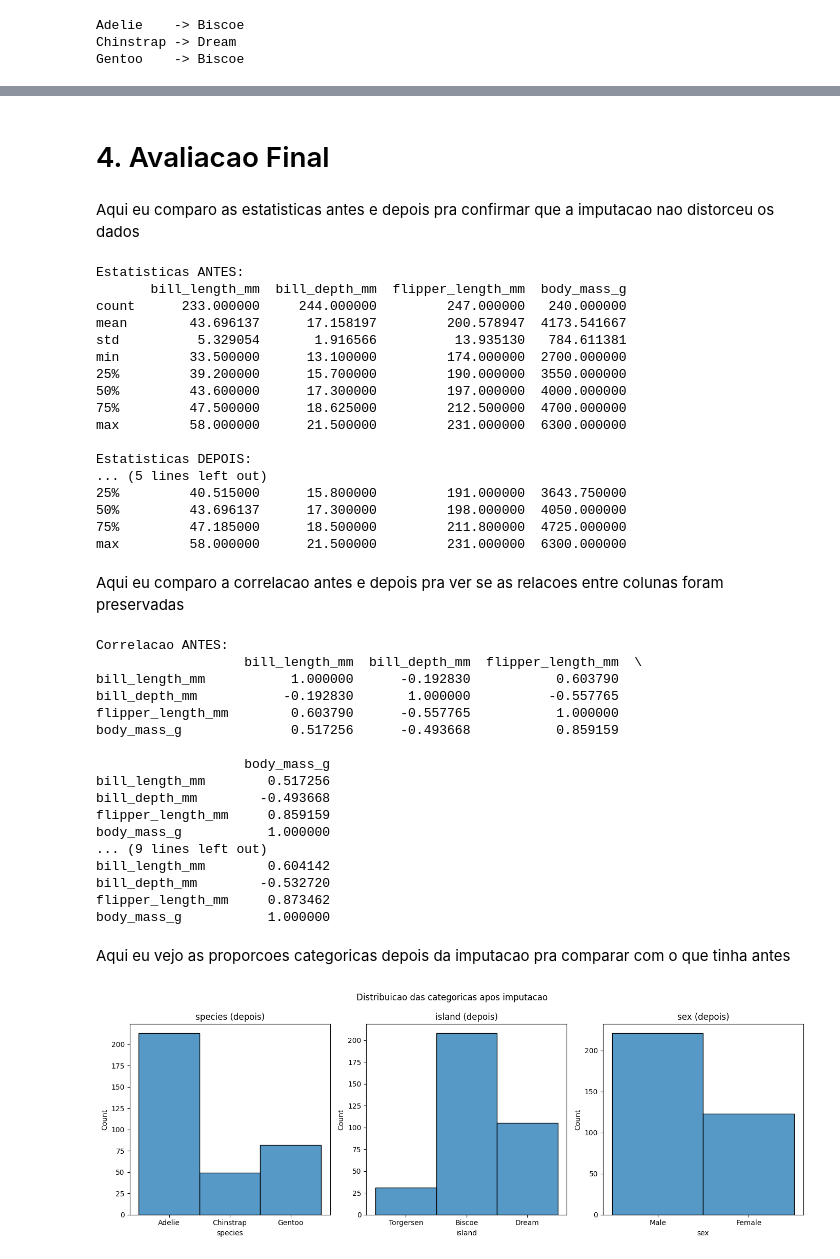
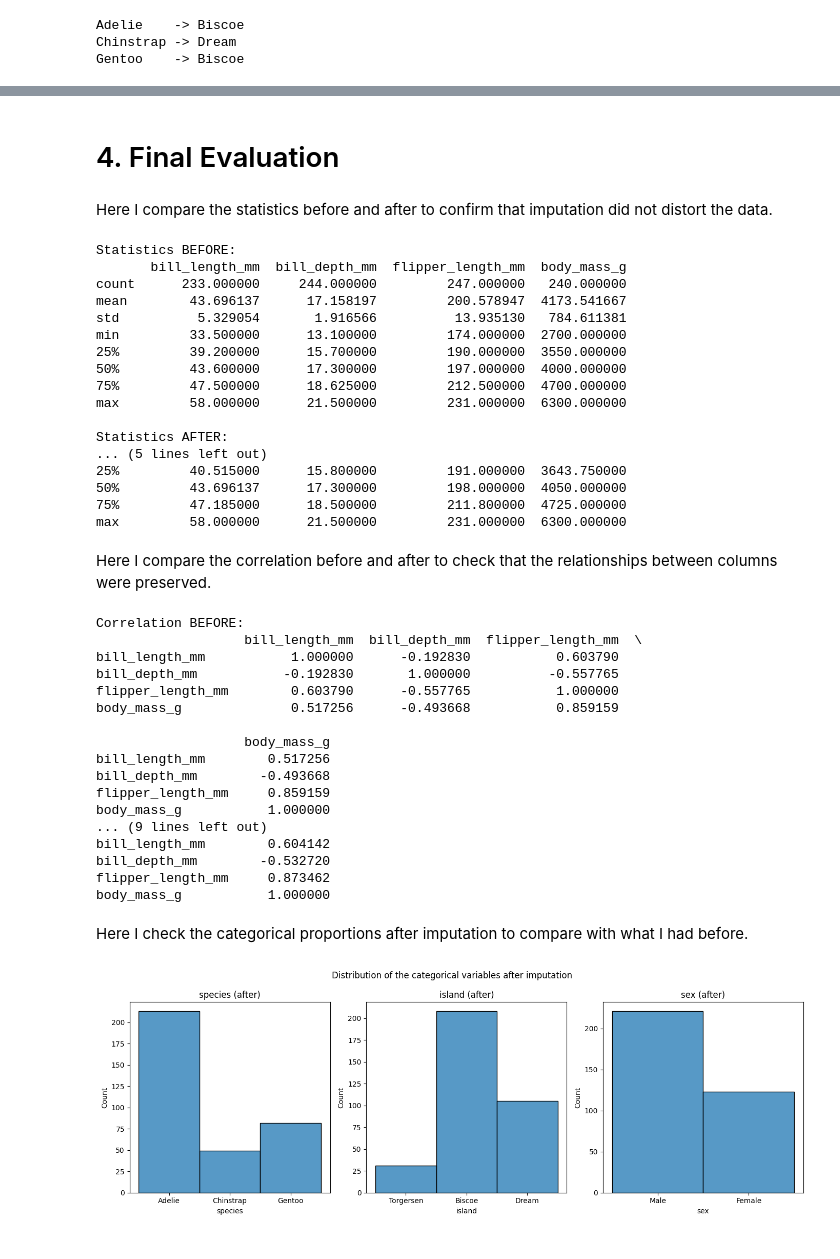
Before and after one commit to miguelsantos-dv/Missing-Data-Imputation-Palmer-Penguins, a Jupyter notebook: penguins_imputation.ipynb, the cells around one changed output, grey strips where cells are left out. Saved outputs shown, nothing was run; the diff lists cells and outputs as text; code cells hidden in the pictures.

```diff
--- a/penguins_imputation.ipynb
+++ b/penguins_imputation.ipynb
@@ -459,16 +409,16 @@ body_mass_g          0
 sex                  0
 dtype: int64
 # %% [markdown]
-# 4. Avaliacao Final
+# 4. Final Evaluation
 # %% [markdown]
-Aqui eu comparo as estatisticas antes e depois pra confirmar que a imputacao nao distorceu os dados
+Here I compare the statistics before and after to confirm that imputation did not distort the data.
 # %%
-print("Estatisticas ANTES:")
+print("Statistics BEFORE:")
 print(penguins_antes[colunas_numericas].describe())
-print("\nEstatisticas DEPOIS:")
+print("\nStatistics AFTER:")
 print(penguins[colunas_numericas].describe())
 # %% [output]
-Estatisticas ANTES:
+Statistics BEFORE:
        bill_length_mm  bill_depth_mm  flipper_length_mm  body_mass_g
 count      233.000000     244.000000         247.000000   240.000000
 mean        43.696137      17.158197         200.578947  4173.541667
@@ -479,21 +429,21 @@ min         33.500000      13.100000         174.000000  2700.000000
 75%         47.500000      18.625000         212.500000  4700.000000
 max         58.000000      21.500000         231.000000  6300.000000
 
-Estatisticas DEPOIS:
+Statistics AFTER:
 ... (5 lines left out)
 25%         40.515000      15.800000         191.000000  3643.750000
 50%         43.696137      17.300000         198.000000  4050.000000
 75%         47.185000      18.500000         211.800000  4725.000000
 max         58.000000      21.500000         231.000000  6300.000000
 # %% [markdown]
-Aqui eu comparo a correlacao antes e depois pra ver se as relacoes entre colunas foram preservadas
+Here I compare the correlation before and after to check that the relationships between columns were preserved.
 # %%
-print("Correlacao ANTES:")
+print("Correlation BEFORE:")
 print(penguins_antes[colunas_numericas].corr())
-print("\nCorrelacao DEPOIS:")
+print("\nCorrelation AFTER:")
 print(penguins[colunas_numericas].corr())
 # %% [output]
-Correlacao ANTES:
+Correlation BEFORE:
                    bill_length_mm  bill_depth_mm  flipper_length_mm  \
 bill_length_mm           1.000000      -0.192830           0.603790
 bill_depth_mm           -0.192830       1.000000          -0.557765
@@ -511,25 +461,25 @@ bill_depth_mm        -0.532720
 flipper_length_mm     0.873462
 body_mass_g           1.000000
 # %% [markdown]
-Aqui eu vejo as proporcoes categoricas depois da imputacao pra comparar com o que tinha antes
+Here I check the categorical proportions after imputation to compare with what I had before.
 # %%
 plt.figure(figsize=(14, 5))
 
 plt.subplot(1, 3, 1)
 sns.histplot(data=penguins, x='species')
-plt.title('species (depois)')
+plt.title('species (after)')
 
 plt.subplot(1, 3, 2)
 sns.histplot(data=penguins, x='island')
-plt.title('island (depois)')
+plt.title('island (after)')
 
 plt.subplot(1, 3, 3)
 sns.histplot(data=penguins, x='sex')
-plt.title('sex (depois)')
+plt.title('sex (after)')
 
-plt.suptitle('Distribuicao das categoricas apos imputacao')
+plt.suptitle('Distribution of the categorical variables after imputation')
 plt.tight_layout()
 plt.show()
 # %% [output]
-[figure, old version]
+[figure, new version]
 # %% [markdown]
```
Also changed, not shown: parts of 44 cells of this notebook.
